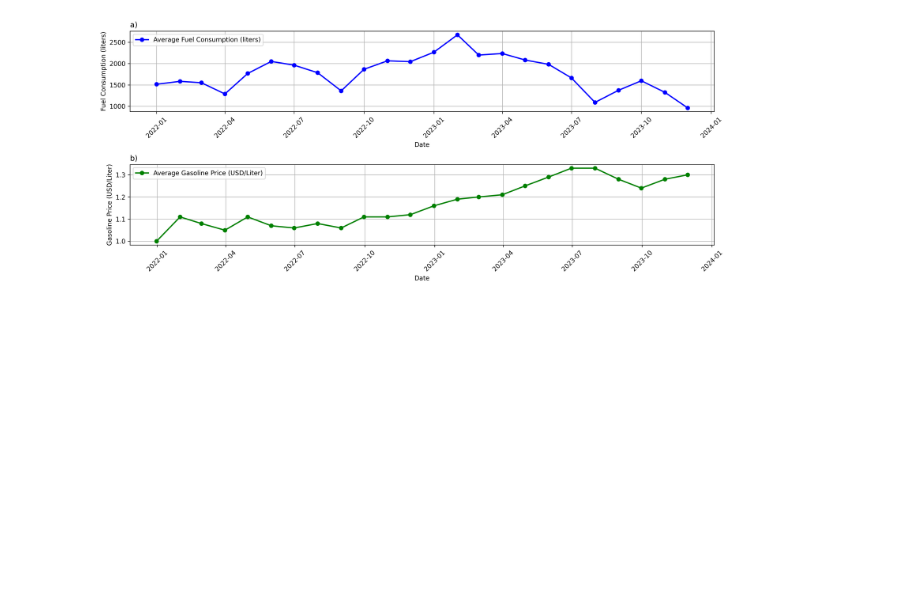
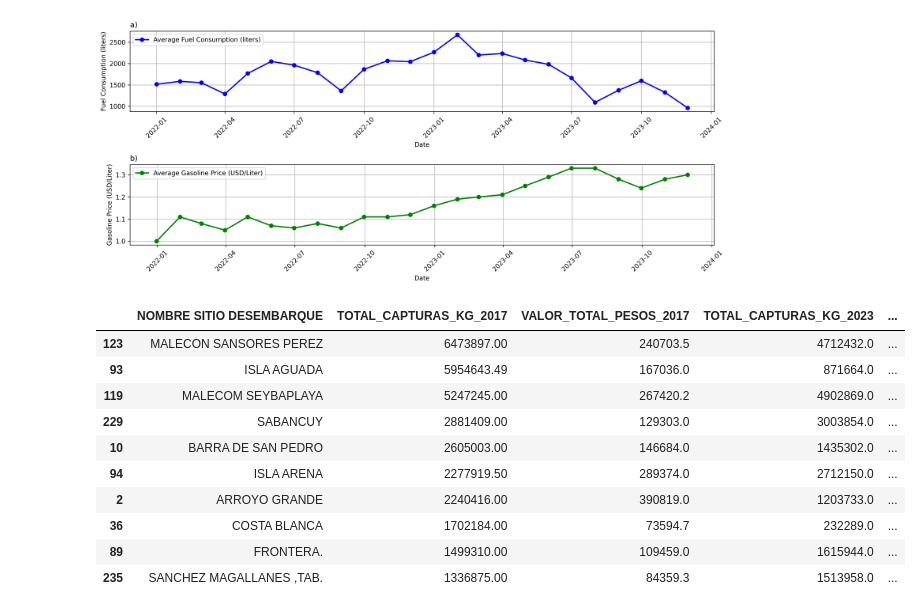
Before and after one commit to Marine-Data-Lab/Nemos_vms_analisys, a Jupyter notebook: analysis_notebook.ipynb, the cells around one changed output. Saved outputs shown, nothing was run; the diff lists cells and outputs as text; code cells hidden in the pictures; blank space fills up the shorter version.

```diff
--- a/analysis_notebook.ipynb
+++ b/analysis_notebook.ipynb
@@ -506,3 +506,38 @@ plt.tight_layout()
 plt.show()
 # %% [output]
 [figure]
+# %%
+
+
+# Filtrar los datos para los años 2017 y 2023
+df_2017 = df1[df1['YEAR'] == 2017]
+df_2023 = df1[df1['YEAR'] == 2023]
+
+# Agregar los datos por localidad para 2017 y 2023
+agg_2017 = df_2017.groupby('NOMBRE SITIO DESEMBARQUE')[['PESO DESEMBARCADO_KILOGRAMOS', 'PRECIO_PESOS']].sum().reset_index()
+agg_2023 = df_2023.groupby('NOMBRE SITIO DESEMBARQUE')[['PESO DESEMBARCADO_KILOGRAMOS', 'PRECIO_PESOS']].sum().reset_index()
+
+# Renombrar columnas para mayor claridad
+agg_2017.columns = ['NOMBRE SITIO DESEMBARQUE', 'TOTAL_CAPTURAS_KG_2017', 'VALOR_TOTAL_PESOS_2017']
+agg_2023.columns = ['NOMBRE SITIO DESEMBARQUE', 'TOTAL_CAPTURAS_KG_2023', 'VALOR_TOTAL_PESOS_2023']
+
+# Unir los dataframes para comparar las capturas por localidad
+comparison_by_location = pd.merge(agg_2017, agg_2023, on='NOMBRE SITIO DESEMBARQUE', how='outer')
+
+# Ordenar el dataframe por capturas totales en 2017 y seleccionar las 10 localidades principales
+top_10_locations = comparison_by_location.nlargest(10, 'TOTAL_CAPTURAS_KG_2017')
+
+# Mostrar el dataframe resultante
+top_10_locations
+# %% [output]
+|  | NOMBRE SITIO DESEMBARQUE | TOTAL_CAPTURAS_KG_2017 | VALOR_TOTAL_PESOS_2017 | TOTAL_CAPTURAS_KG_2023 | ... |
+| 123 | MALECON SANSORES PEREZ | 6473897.00 | 240703.5 | 4712432.0 | ... |
+| 93 | ISLA AGUADA | 5954643.49 | 167036.0 | 871664.0 | ... |
+| 119 | MALECOM SEYBAPLAYA | 5247245.00 | 267420.2 | 4902869.0 | ... |
+| 229 | SABANCUY | 2881409.00 | 129303.0 | 3003854.0 | ... |
+| 10 | BARRA DE SAN PEDRO | 2605003.00 | 146684.0 | 1435302.0 | ... |
+| 94 | ISLA ARENA | 2277919.50 | 289374.0 | 2712150.0 | ... |
+| 2 | ARROYO GRANDE | 2240416.00 | 390819.0 | 1203733.0 | ... |
+| 36 | COSTA BLANCA | 1702184.00 | 73594.7 | 232289.0 | ... |
+| 89 | FRONTERA. | 1499310.00 | 109459.0 | 1615944.0 | ... |
+| 235 | SANCHEZ MAGALLANES ,TAB. | 1336875.00 | 84359.3 | 1513958.0 | ... |
```
Also changed, not shown: parts of 2 cells of this notebook, 2 other files.
